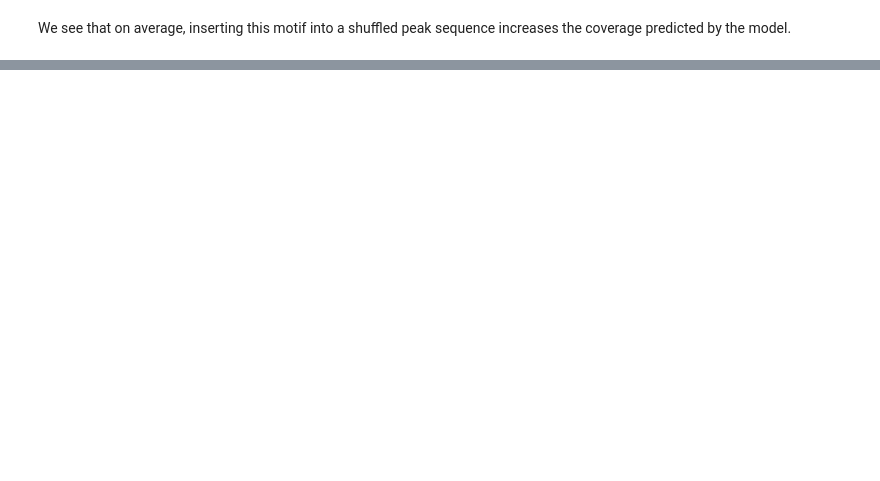
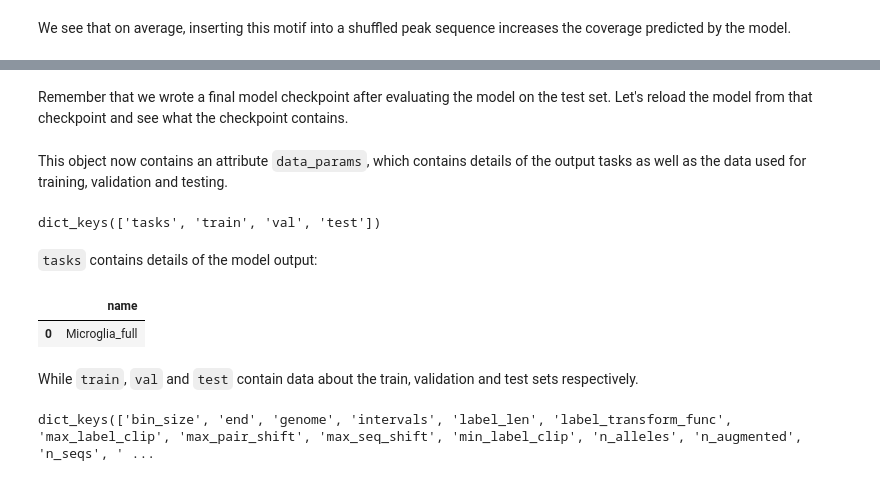
Before and after one commit to Genentech/gReLU, a Jupyter notebook: docs/tutorials/3_train.ipynb, the cells around one changed output, grey strips where cells are left out. Cells and saved outputs as stored; diff of their text form; code cells hidden in the pictures; blank space fills up the shorter version.

```diff
--- a/docs/tutorials/3_train.ipynb
+++ b/docs/tutorials/3_train.ipynb
@@ -387,0 +425,23 @@ We see that on average, inserting this motif into a shuffled peak sequence incre
+# %% [markdown]
+Remember that we wrote a final model checkpoint after evaluating the model on the test set. Let's reload the model from that checkpoint and see what the checkpoint contains.
+# %%
+model = grelu.lightning.LightningModel.load_from_checkpoint(best_checkpoint)
+# %% [markdown]
+This object now contains an attribute `data_params`, which contains details of the output tasks as well as the data used for training, validation and testing.
+# %%
+model.data_params.keys()
+# %% [output]
+dict_keys(['tasks', 'train', 'val', 'test'])
+# %% [markdown]
+`tasks` contains details of the model output:
+# %%
+pd.DataFrame(model.data_params['tasks'])
+# %% [output]
+|  | name |
+| 0 | Microglia_full |
+# %% [markdown]
+While `train`, `val` and `test` contain data about the train, validation and test sets respectively.
+# %%
+model.data_params['train'].keys()
+# %% [output]
+dict_keys(['bin_size', 'end', 'genome', 'intervals', 'label_len', 'label_transform_func', 'max_label_clip', 'max_pair_shift', 'max_seq_shift', 'min_label_clip', 'n_alleles', 'n_augmented', 'n_seqs', ' ...
```
Also changed, not shown: parts of 22 cells of this notebook, 2 other files.
